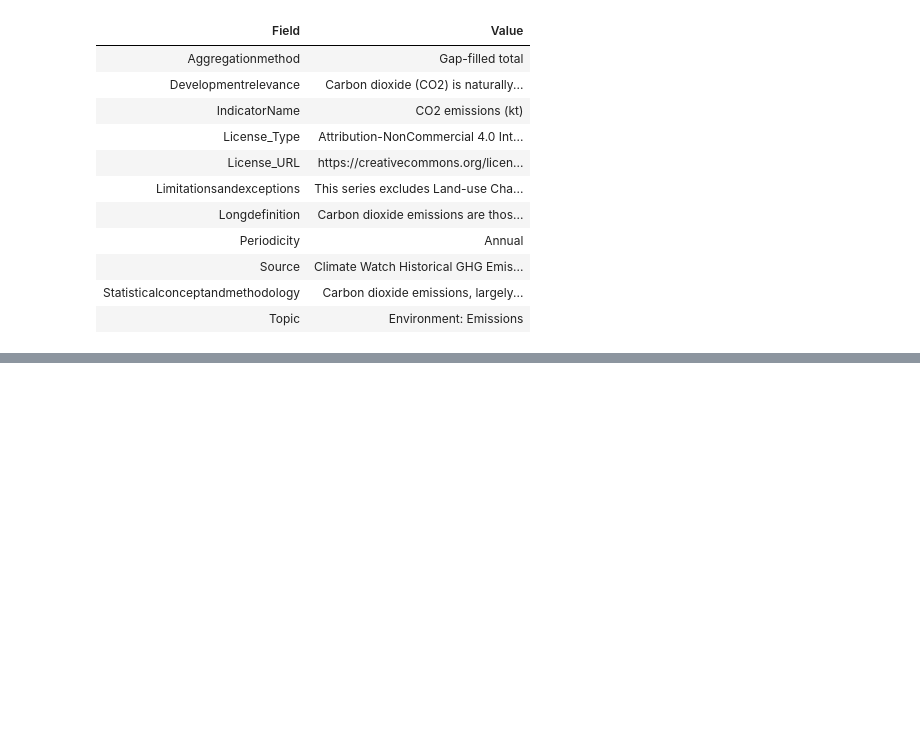
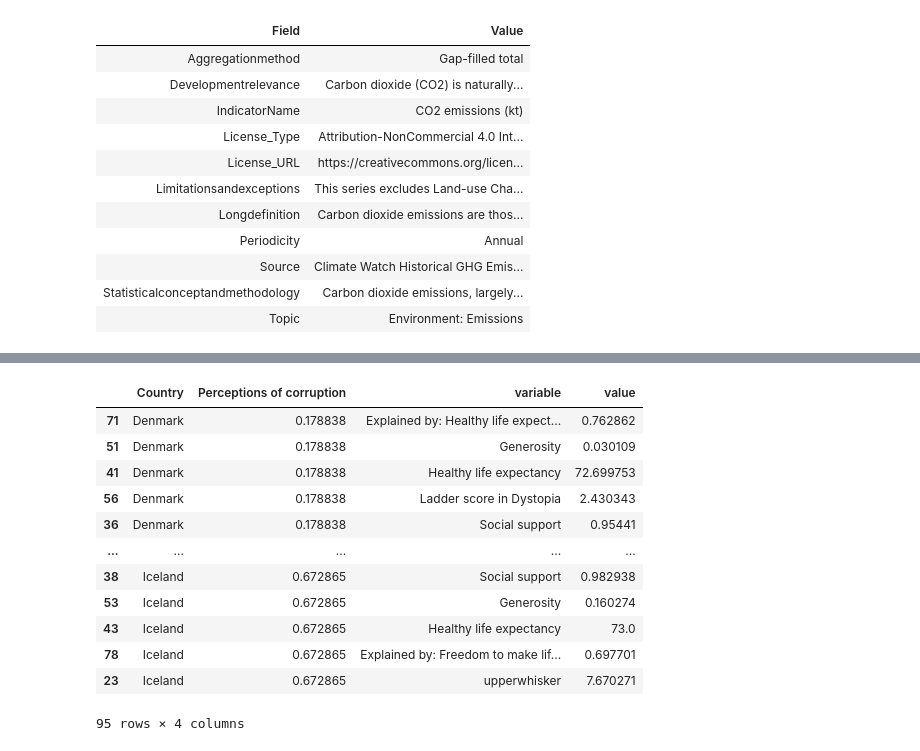
Before and after one commit to XiaoLiang28/Datamanagement, a Jupyter notebook: PS4.ipynb, the cells around one changed output, grey strips where cells are left out. Drawn from its saved outputs; the diff is of its cells as text; code cells hidden in the pictures; blank space fills up the shorter version.

```diff
--- a/PS4.ipynb
+++ b/PS4.ipynb
@@ -187,0 +261,2 @@ Series: EN.ATM.CO2E.KT
+# %%
+happiness=pd.read_excel("https://github.com/XiaoLiang28/Datamanagement/raw/main/Happiness%202021.xls")
@@ -187,0 +311,2 @@ Series: EN.ATM.CO2E.KT
+# %%
+h1=happiness.head()
@@ -187,0 +352,17 @@ Series: EN.ATM.CO2E.KT
+# %%
+h1Melt = h1.melt(id_vars =['Country', 'Perceptions of corruption'])
+h1Melt.sort_values('Perceptions of corruption')
+# %% [output]
+|  | Country | Perceptions of corruption | variable | value |
+| 71 | Denmark | 0.178838 | Explained by: Healthy life expect... | 0.762862 |
+| 51 | Denmark | 0.178838 | Generosity | 0.030109 |
+| 41 | Denmark | 0.178838 | Healthy life expectancy | 72.699753 |
+| 56 | Denmark | 0.178838 | Ladder score in Dystopia | 2.430343 |
+| 36 | Denmark | 0.178838 | Social support | 0.95441 |
+| ... | ... | ... | ... | ... |
+| 38 | Iceland | 0.672865 | Social support | 0.982938 |
+| 53 | Iceland | 0.672865 | Generosity | 0.160274 |
+| 43 | Iceland | 0.672865 | Healthy life expectancy | 73.0 |
+| 78 | Iceland | 0.672865 | Explained by: Freedom to make lif... | 0.697701 |
+| 23 | Iceland | 0.672865 | upperwhisker | 7.670271 |
+95 rows × 4 columns
```
Also changed, not shown: parts of 14 cells of this notebook.
